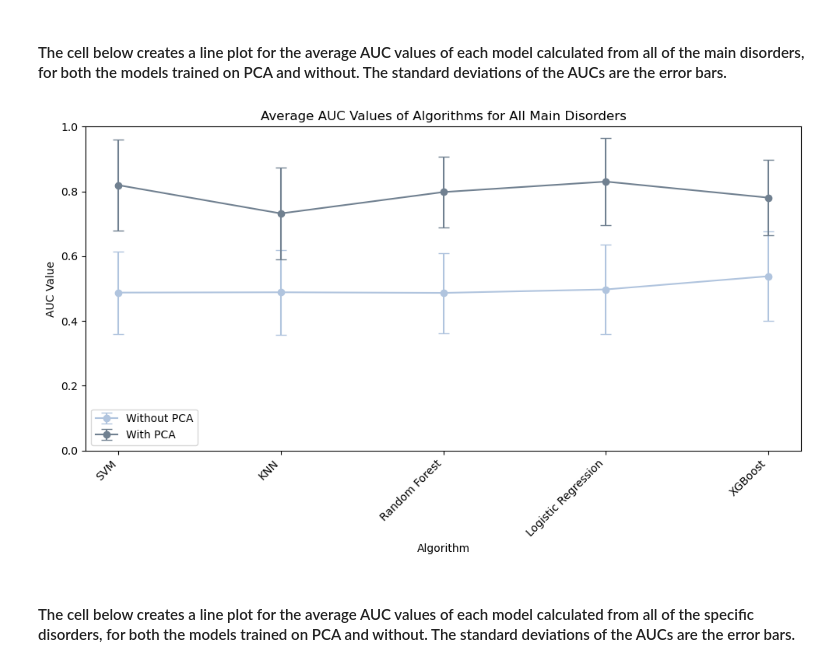
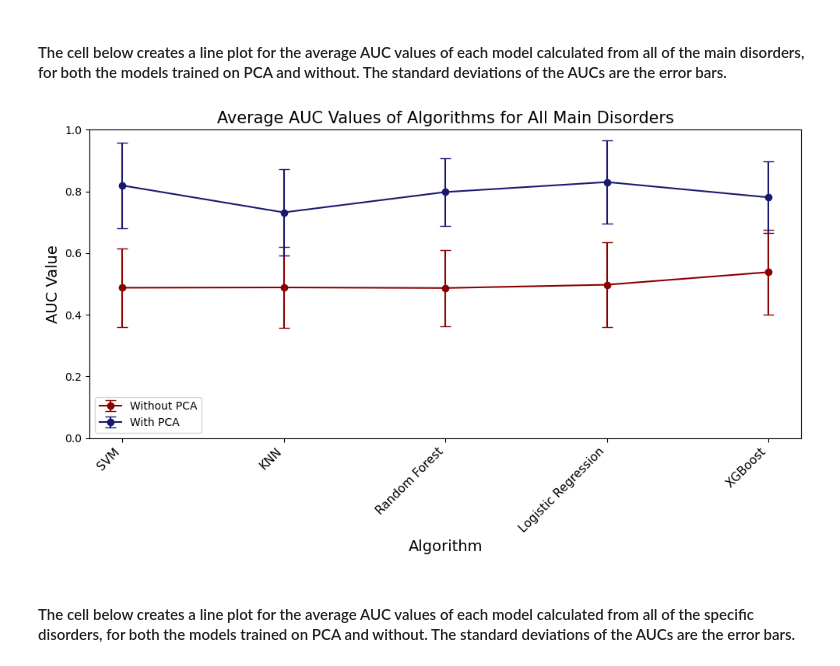
Before and after one commit to hause-dev/psych-disorder-classifier, a Jupyter notebook: Notebooks/Plotting_Results.ipynb, the cells around one changed output. Saved outputs shown, nothing was run; the diff lists cells and outputs as text; code cells hidden in the pictures.

```diff
--- a/Notebooks/Plotting_Results.ipynb
+++ b/Notebooks/Plotting_Results.ipynb
@@ -7,10 +7,11 @@ import numpy as np
 # %% [markdown]
 ## Load in Files
 # %%
-df = pd.read_csv('../Data/Results/NoPCA_vs_PCA.csv')
-AEI = pd.read_csv('../Data/Results/NoAEI_vs_AEI.csv')
-model = pd.read_csv('../Data/Results/Models_PCA_vs_none.csv')
-sp = pd.read_csv('../Data/Results/Specific_disorder_stats.csv')
+df = pd.read_csv('../Data/Results/Logisticregression_Maindisorder_Average_AUC.csv')
+AEI = pd.read_csv('../Data/Results/Logisticregression_Maindisorder_AEI_AUC.csv')
+model = pd.read_csv('../Data/Results/Main_Model_Average_AUC.csv')
+sp = pd.read_csv('../Data/Results/Specific_Model_Average_AUC.csv')
+splg = pd.read_csv('../Data/Results/Logisticregression_Specificdisorder_Average_AUC.csv')
 # %% [markdown]
 ## Plot AUCs for No PCA vs PCA
 # %% [markdown]
@@ -48,31 +81,31 @@ plt.show()
 # %%
 disorders = model.columns[1:]  # skip the first column
 x = np.arange(len(disorders))
 
 # Extract rows
 without_pca = model.iloc[0, 1:].astype(float)
 with_pca = model.iloc[1, 1:].astype(float)
 std_without = model.iloc[2, 1:].astype(float)
 std_with = model.iloc[3, 1:].astype(float)
 
 # Plot with error bars
 plt.figure(figsize=(10, 6))
 plt.errorbar(x, without_pca, yerr=std_without, label='Without PCA',
-             marker='o', capsize=5, linestyle='-', color='lightsteelblue')
+             marker='o', capsize=5, linestyle='-', color='darkred')
 plt.errorbar(x, with_pca, yerr=std_with, label='With PCA',
-             marker='o', capsize=5, linestyle='-', color='slategray')
+             marker='o', capsize=5, linestyle='-', color='midnightblue')
 
 # Final touches
-plt.xticks(x, disorders, rotation=45, ha='right')
-plt.ylabel("AUC Value")
-plt.xlabel("Algorithm")
-plt.title("Average AUC Values of Algorithms for All Main Disorders")
+plt.xticks(x, disorders, rotation=45, ha='right', fontsize=11)
+plt.ylabel("AUC Value", fontsize=14)
+plt.xlabel("Algorithm", fontsize=14)
+plt.title("Average AUC Values of Algorithms for All Main Disorders", fontsize=15)
 plt.ylim(0, 1)
 plt.legend()
 plt.tight_layout()
 plt.show()
 # %% [output]
-[figure, old version]
+[figure, new version]
 # %% [markdown]
 #### The cell below creates a line plot for the average AUC values of each model calculated from all of the specific disorders, for both the models trained on PCA and without. The standard deviations of the AUCs are the error bars.
 # %%
```
Also changed, not shown: parts of 6 cells of this notebook, 8 other files.
